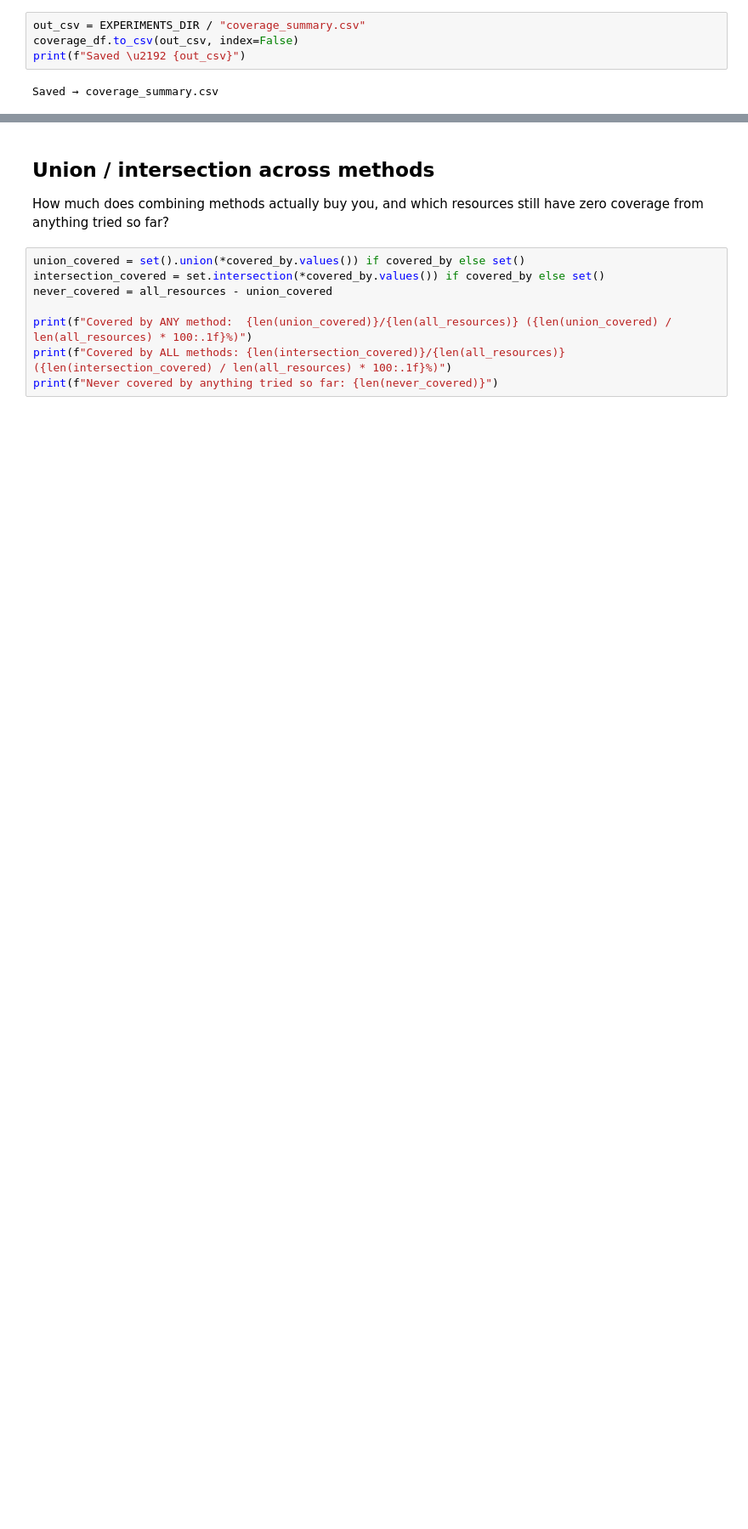
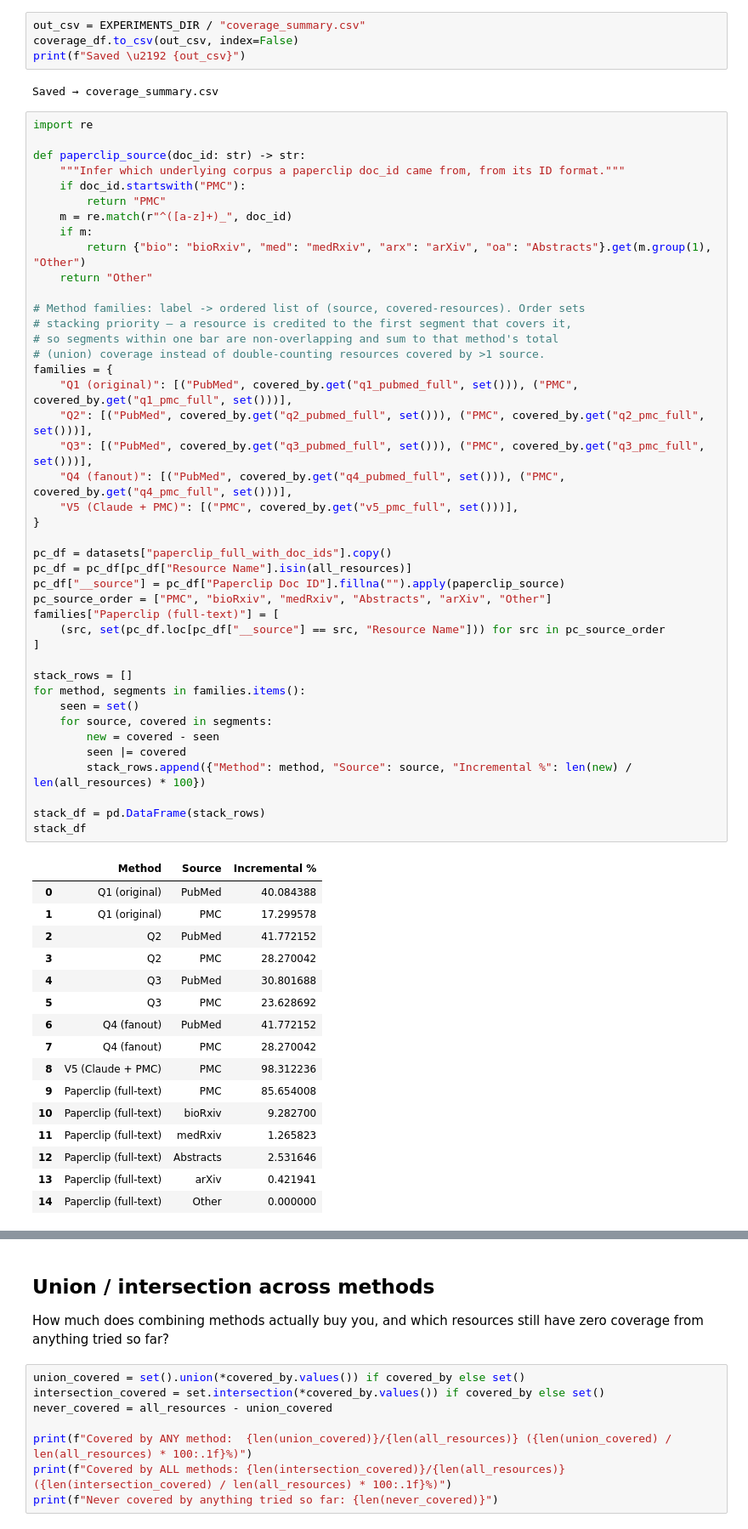
Before and after one commit to NIH-CARD/CARD_catalog_v0, a Jupyter notebook: docs/plans/paperclip/experiments/coverage_comparison_queries.ipynb, the cells around one changed output, grey strips where cells are left out. Shown at 85% size. Saved outputs shown, nothing was run; the diff lists cells and outputs as text; blank space fills up the shorter version.

```diff
--- a/docs/plans/paperclip/experiments/coverage_comparison_queries.ipynb
+++ b/docs/plans/paperclip/experiments/coverage_comparison_queries.ipynb
@@ -81,4 +81,63 @@ coverage_df.to_csv(out_csv, index=False)
 print(f"Saved \u2192 {out_csv}")
 # %% [output]
 Saved → coverage_summary.csv
+# %%
+import re
+
+def paperclip_source(doc_id: str) -> str:
+    """Infer which underlying corpus a paperclip doc_id came from, from its ID format."""
+    if doc_id.startswith("PMC"):
+        return "PMC"
+    m = re.match(r"^([a-z]+)_", doc_id)
+    if m:
+        return {"bio": "bioRxiv", "med": "medRxiv", "arx": "arXiv", "oa": "Abstracts"}.get(m.group(1), "Other")
+    return "Other"
+
+# Method families: label -> ordered list of (source, covered-resources). Order sets
+# stacking priority — a resource is credited to the first segment that covers it,
+# so segments within one bar are non-overlapping and sum to that method's total
+# (union) coverage instead of double-counting resources covered by >1 source.
+families = {
+    "Q1 (original)": [("PubMed", covered_by.get("q1_pubmed_full", set())), ("PMC", covered_by.get("q1_pmc_full", set()))],
+    "Q2": [("PubMed", covered_by.get("q2_pubmed_full", set())), ("PMC", covered_by.get("q2_pmc_full", set()))],
+    "Q3": [("PubMed", covered_by.get("q3_pubmed_full", set())), ("PMC", covered_by.get("q3_pmc_full", set()))],
+    "Q4 (fanout)": [("PubMed", covered_by.get("q4_pubmed_full", set())), ("PMC", covered_by.get("q4_pmc_full", set()))],
+    "V5 (Claude + PMC)": [("PMC", covered_by.get("v5_pmc_full", set()))],
+}
+
+pc_df = datasets["paperclip_full_with_doc_ids"].copy()
+pc_df = pc_df[pc_df["Resource Name"].isin(all_resources)]
+pc_df["__source"] = pc_df["Paperclip Doc ID"].fillna("").apply(paperclip_source)
+pc_source_order = ["PMC", "bioRxiv", "medRxiv", "Abstracts", "arXiv", "Other"]
+families["Paperclip (full-text)"] = [
+    (src, set(pc_df.loc[pc_df["__source"] == src, "Resource Name"])) for src in pc_source_order
+]
+
+stack_rows = []
+for method, segments in families.items():
+    seen = set()
+    for source, covered in segments:
+        new = covered - seen
+        seen |= covered
+        stack_rows.append({"Method": method, "Source": source, "Incremental %": len(new) / len(all_resources) * 100})
+
+stack_df = pd.DataFrame(stack_rows)
+stack_df
+# %% [output]
+|  | Method | Source | Incremental % |
+| 0 | Q1 (original) | PubMed | 40.084388 |
+| 1 | Q1 (original) | PMC | 17.299578 |
+| 2 | Q2 | PubMed | 41.772152 |
+| 3 | Q2 | PMC | 28.270042 |
+| 4 | Q3 | PubMed | 30.801688 |
+| 5 | Q3 | PMC | 23.628692 |
+| 6 | Q4 (fanout) | PubMed | 41.772152 |
+| 7 | Q4 (fanout) | PMC | 28.270042 |
+| 8 | V5 (Claude + PMC) | PMC | 98.312236 |
+| 9 | Paperclip (full-text) | PMC | 85.654008 |
+| 10 | Paperclip (full-text) | bioRxiv | 9.282700 |
+| 11 | Paperclip (full-text) | medRxiv | 1.265823 |
+| 12 | Paperclip (full-text) | Abstracts | 2.531646 |
+| 13 | Paperclip (full-text) | arXiv | 0.421941 |
+| 14 | Paperclip (full-text) | Other | 0.000000 |
 # %%
```
Also changed, not shown: parts of 5 cells of this notebook, 5 other files.
